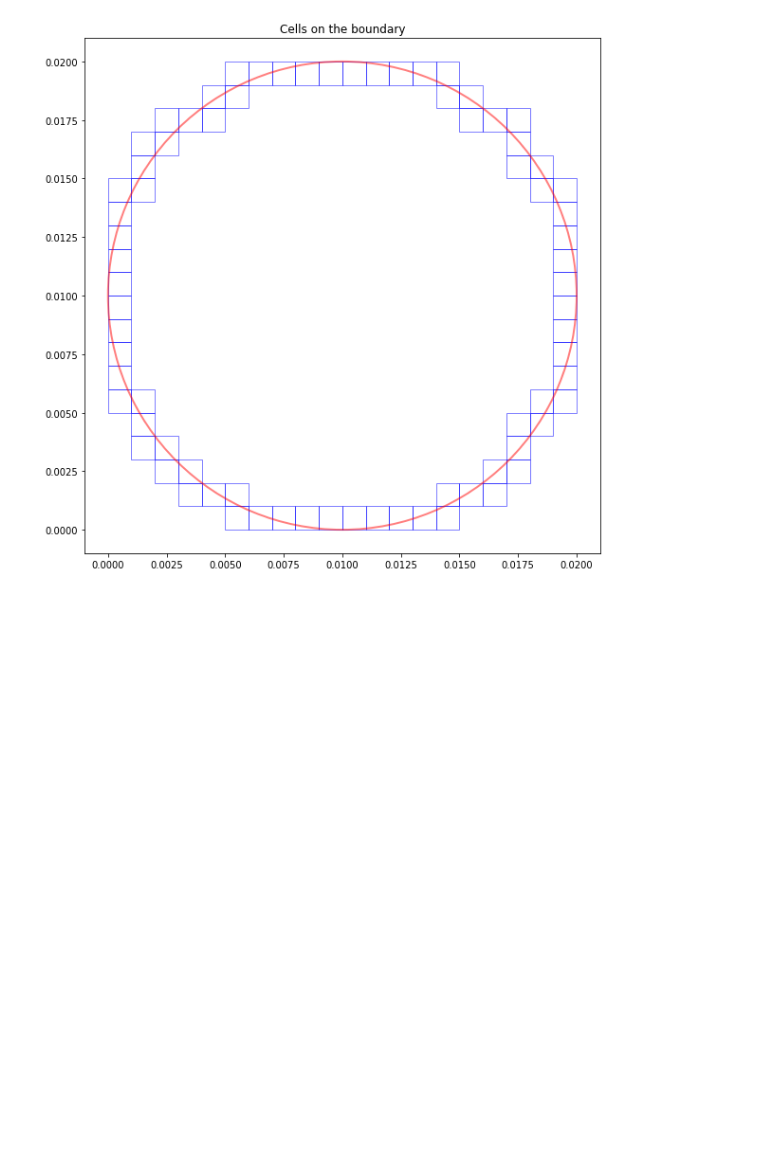
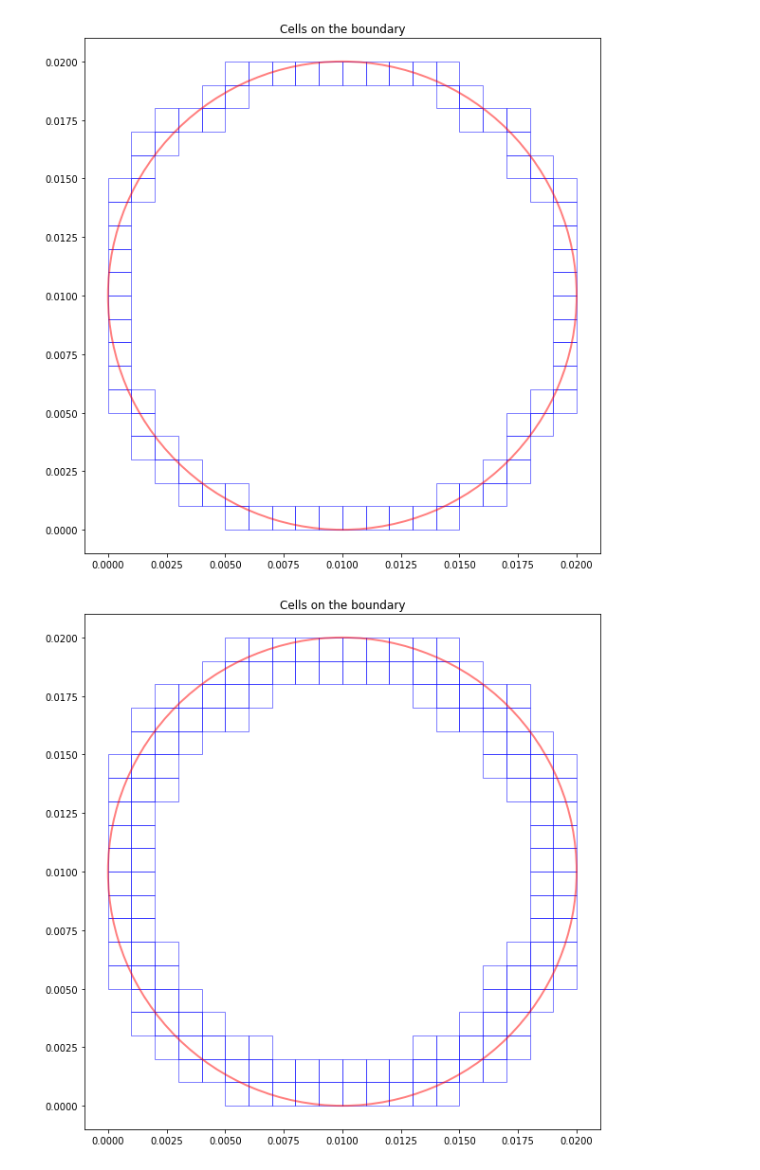
Before and after one commit to GinkoBalboa/parfis, a Jupyter notebook: doc/sphinx/source/demo_files/cells_cylindrical_demo.ipynb, the cells around one changed output. Saved outputs shown, nothing was run; the diff lists cells and outputs as text; code cells hidden in the pictures; blank space fills up the shorter version.

```diff
--- a/doc/sphinx/source/demo_files/cells_cylindrical_demo.ipynb
+++ b/doc/sphinx/source/demo_files/cells_cylindrical_demo.ipynb
@@ -34,9 +34,9 @@ ptrSimData = Parfis.getPySimData(id)
 # %% [markdown]
 Get geometry and cell measures
 # %%
-cellSize = ptrCfgData[0].cellSize[0]
-geoSize = ptrCfgData[0].geometrySize[0]
-cellCount = ptrCfgData[0].cellCount[0]
+cellSize =ptrCfgData.cellSize[0]
+geoSize =ptrCfgData.geometrySize[0]
+cellCount =ptrCfgData.cellCount[0]
 print(f"cellSize = {cellSize} meters")
 print(f"geoSize = {geoSize} meters")
 print(f"cellCount = {cellCount}")
@@ -73,12 +73,12 @@ for i in range(cellCount.x):
     for j in range(cellCount.y):
         cellPos.y = j
         absCellId.append(pfs.getAbsoluteCellId(cellCount, cellPos))
-        cellId = ptrSimData[0].cellIdVec.ptr[absCellId[-1]]
+        cellId =ptrSimData.cellIdVec.ptr[absCellId[-1]]
         cellPosFromData = None
         if cellId != pfs.Const.noCellId:
             realCellId.append(cellId)
-            cellPosFromData = ptrSimData[0].cellVec.ptr[cellId].pos
-            nodeFlag = ptrSimData[0].nodeFlagVec.ptr[cellId]
+            cellPosFromData =ptrSimData.cellVec.ptr[cellId].pos
+            nodeFlag =ptrSimData.nodeFlagVec.ptr[cellId]
             if nodeFlag != 0xFF:
                 boundCellId.append(cellId)
         if i==0 and j < 10:
@@ -105,7 +105,7 @@ fig, ax = plt.subplots(figsize=(10, 10))
 ax.set_title("Existing cells in the simulation")
 ax.plot()
 for cellId in realCellId:
-    pos = ptrSimData[0].cellVec.ptr[cellId].pos
+    pos =ptrSimData.cellVec.ptr[cellId].pos
     ax.add_patch(
         patches.Rectangle(
             (cellSize.x*pos.x, cellSize.y*pos.y),
@@ -143,7 +143,7 @@ fig, ax = plt.subplots(figsize=(10, 10))
 ax.set_title("Cells on the boundary")
 ax.plot()
 for cellId in boundCellId:
-    pos = ptrSimData[0].cellVec.ptr[cellId].pos
+    pos =ptrSimData.cellVec.ptr[cellId].pos
     ax.add_patch(
         patches.Rectangle(
             (cellSize.x*pos.x, cellSize.y*pos.y),
@@ -170,3 +170,38 @@ ax.set_aspect('equal')
 plt.show()
 # %% [output]
 [figure]
+# %%
+fig, ax = plt.subplots(figsize=(10, 10))
+ax.set_title("Cells on the boundary")
+ax.plot()
+for i in range(ptrSimData.cellIdBVec.size):
+    cellId = ptrSimData.cellIdBVec.ptr[i]
+    pos = ptrSimData.cellVec.ptr[cellId].pos
+    if pos.z != 10:
+        continue
+    ax.add_patch(
+        patches.Rectangle(
+            (cellSize.x*pos.x, cellSize.y*pos.y),
+            cellSize.x, cellSize.y,
+            edgecolor = 'blue',
+            alpha = 0.5,
+            fill=False
+        )
+    )
+# Draw the geometry bound
+ax.add_patch(
+patches.Circle(
+    (geoSize.x*0.5, geoSize.y*0.5),
+    radius=geoSize.x*0.5,
+    lw = 2,
+    edgecolor = 'red',
+    alpha = 0.5,
+    fill=False
+    )
+)
+ax.set_xlim(0 - cellSize.x, geoSize.x + cellSize.x)
+ax.set_ylim(0 - cellSize.y, geoSize.y + cellSize.y)
+ax.set_aspect('equal')
+plt.show()
+# %% [output]
+[figure, added]
```
Also changed, not shown: 14 other files.
